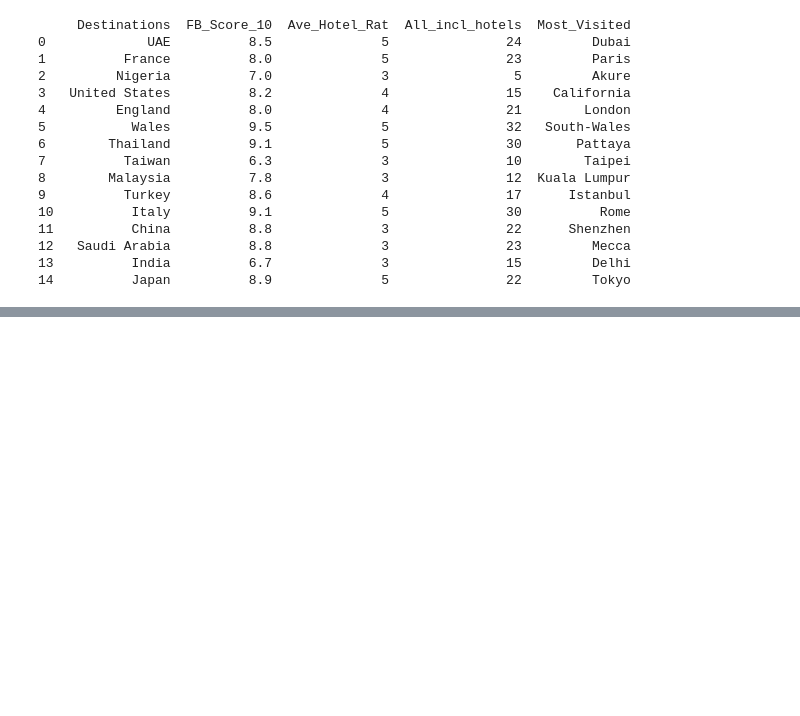
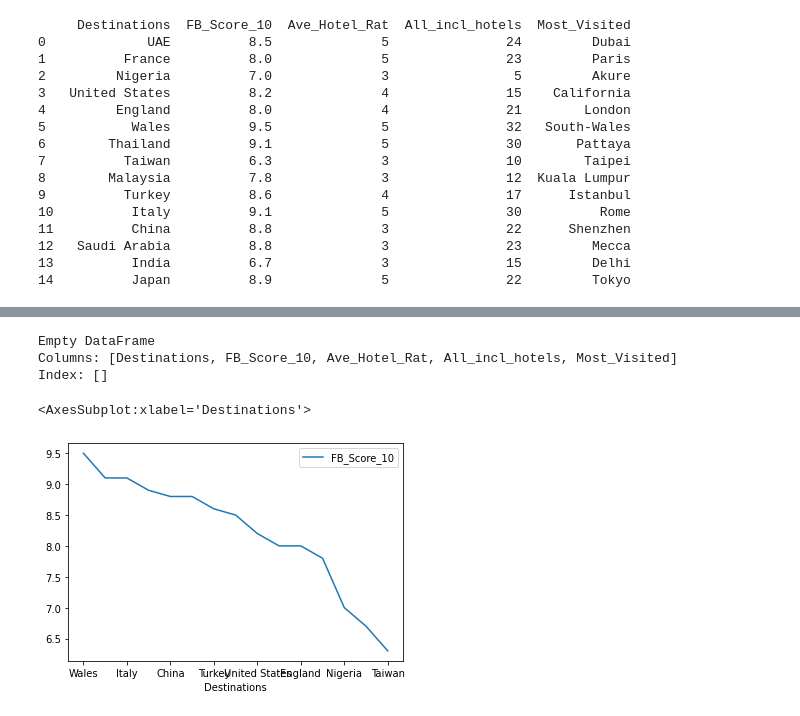
Before and after one commit to beryour/TTA, a Jupyter notebook: Week 4 HML/hmtw4Stevens.ipynb, the cells around one changed output, grey strips where cells are left out. Saved outputs shown, nothing was run; the diff lists cells and outputs as text; code cells hidden in the pictures; blank space fills up the shorter version.

```diff
--- a/Week 4 HML/hmtw4Stevens.ipynb
+++ b/Week 4 HML/hmtw4Stevens.ipynb
@@ -47,0 +47,4 @@ print(holiday_destination.iloc[3:8])
+# %%
+#Find the lowest scoring destination
+holiday_destination = holiday_destination.sort_values (by = 'FB_Score_10', ascending=True)
+holiday_destination.head(1)
@@ -47,0 +54,4 @@ print(holiday_destination.iloc[3:8])
+# %%
+#Find the highest scoring destination
+holiday_destination = holiday_destination.sort_values (by = 'FB_Score_10', ascending=False)
+holiday_destination.head(1)
@@ -47,0 +98,17 @@ print(holiday_destination.iloc[3:8])
+# %%
+#Filter the data score below 2 (I need to know if these destinations should be removed or there is a problem)
+myfilter = holiday_destination["FB_Score_10"] < 2
+lowscore = holiday_destination[myfilter]
+print(lowscore)
+# %% [output]
+Empty DataFrame
+Columns: [Destinations, FB_Score_10, Ave_Hotel_Rat, All_incl_hotels, Most_Visited]
+Index: []
+# %%
+import matplotlib.pyplot as plt
+
+#holiday_destination = pd.read_csv("my_dest.csv")
+holiday_destination.plot(x='Destinations', y='FB_Score_10')
+# %% [output]
+<AxesSubplot:xlabel='Destinations'>
+[figure, added]
```
Also changed, not shown: parts of 8 cells of this notebook.
